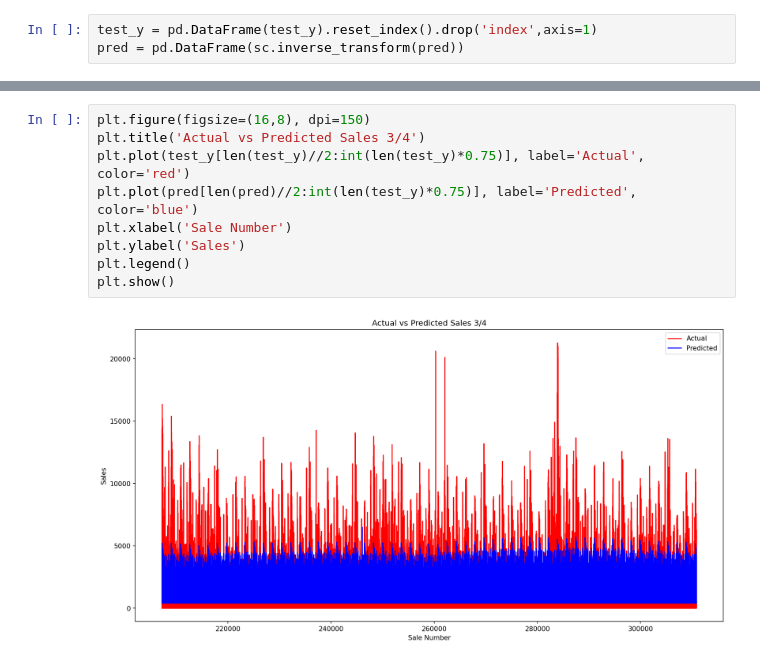
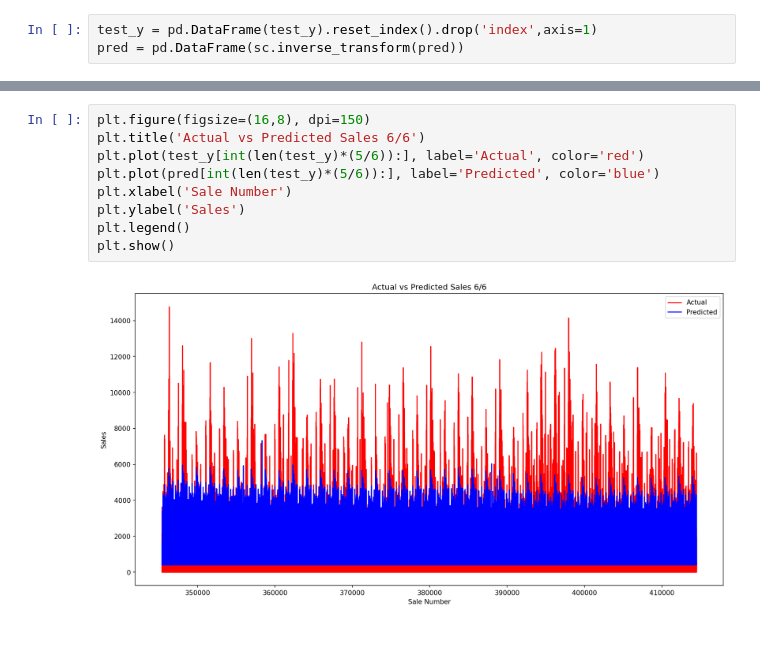
Before and after one commit to DylanDBurke26/CSE404-Group11, a Jupyter notebook: Dylan_Linear_Reg.ipynb, the cells around one changed output, grey strips where cells are left out. Saved outputs shown, nothing was run; the diff lists cells and outputs as text.

```diff
--- a/Dylan_Linear_Reg.ipynb
+++ b/Dylan_Linear_Reg.ipynb
@@ -176,11 +185,11 @@ max(test_y['sales'])
 # %%
 plt.figure(figsize=(16,8), dpi=150)
-plt.title('Actual vs Predicted Sales 3/4')
-plt.plot(test_y[len(test_y)//2:int(len(test_y)*0.75)], label='Actual', color='red')
-plt.plot(pred[len(pred)//2:int(len(test_y)*0.75)], label='Predicted', color='blue')
+plt.title('Actual vs Predicted Sales 6/6')
+plt.plot(test_y[int(len(test_y)*(5/6)):], label='Actual', color='red')
+plt.plot(pred[int(len(test_y)*(5/6)):], label='Predicted', color='blue')
 plt.xlabel('Sale Number')
 plt.ylabel('Sales')
 plt.legend()
 plt.show()
 # %% [output]
-[figure, old version]
+[figure, new version]
```
Also changed, not shown: parts of 13 cells of this notebook, 1 other file.
